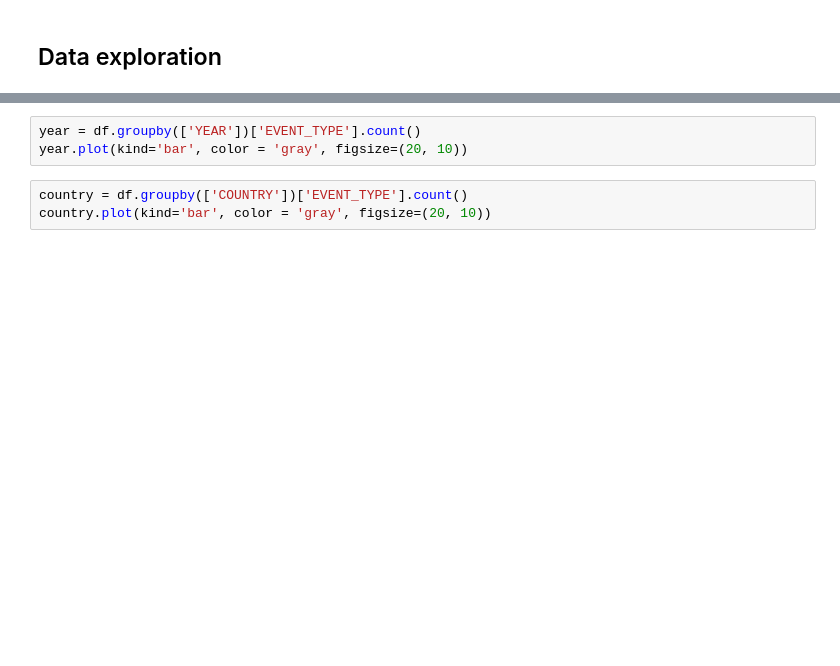
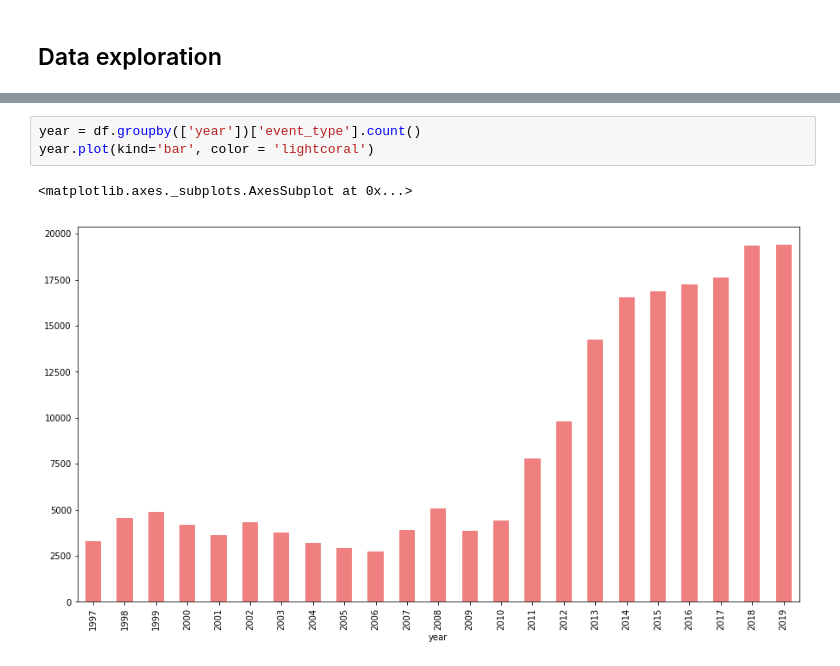
Before and after one commit to cmdelaserna/press-freedom, a Jupyter notebook: notebooks/ACLED data - Africa dataset.ipynb, the cells around one changed output, grey strips where cells are left out. Drawn from its saved outputs; the diff is of its cells as text; blank space fills up the shorter version.

```diff
--- a/notebooks/ACLED data - Africa dataset.ipynb
+++ b/notebooks/ACLED data - Africa dataset.ipynb
@@ -95,6 +106,6 @@ event_type.plot(subplots=True, figsize=(20, 10), style='.', alpha=0.5)
 # %%
-year = df.groupby(['YEAR'])['EVENT_TYPE'].count()
-year.plot(kind='bar', color = 'gray', figsize=(20, 10))
+year = df.groupby(['year'])['event_type'].count()
+year.plot(kind='bar', color = 'lightcoral')
+# %% [output]
+<matplotlib.axes._subplots.AxesSubplot at 0x...>
+[figure, added]
-# %%
-country = df.groupby(['COUNTRY'])['EVENT_TYPE'].count()
-country.plot(kind='bar', color = 'gray', figsize=(20, 10))
```
Also changed, not shown: parts of 19 cells of this notebook.
